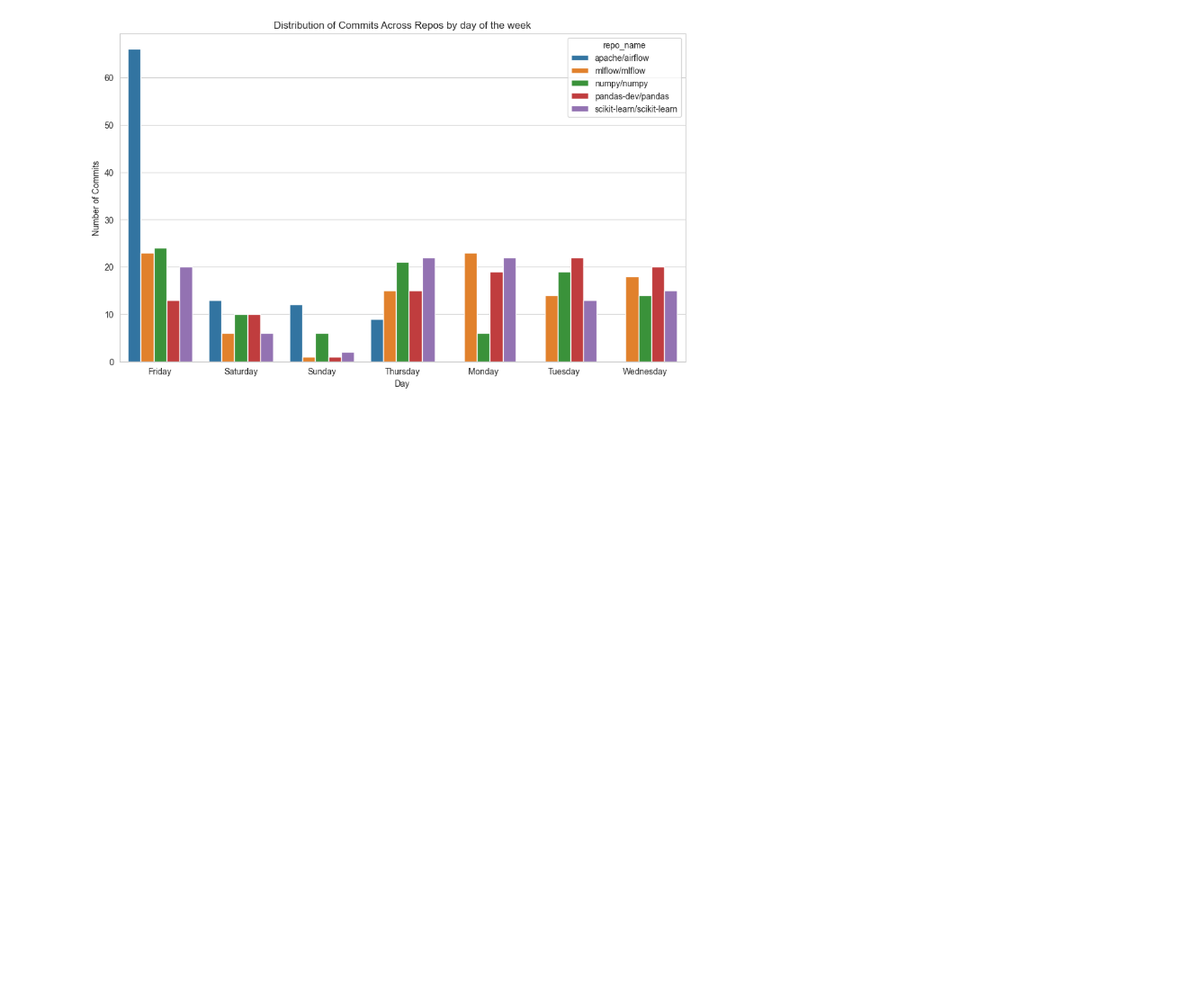
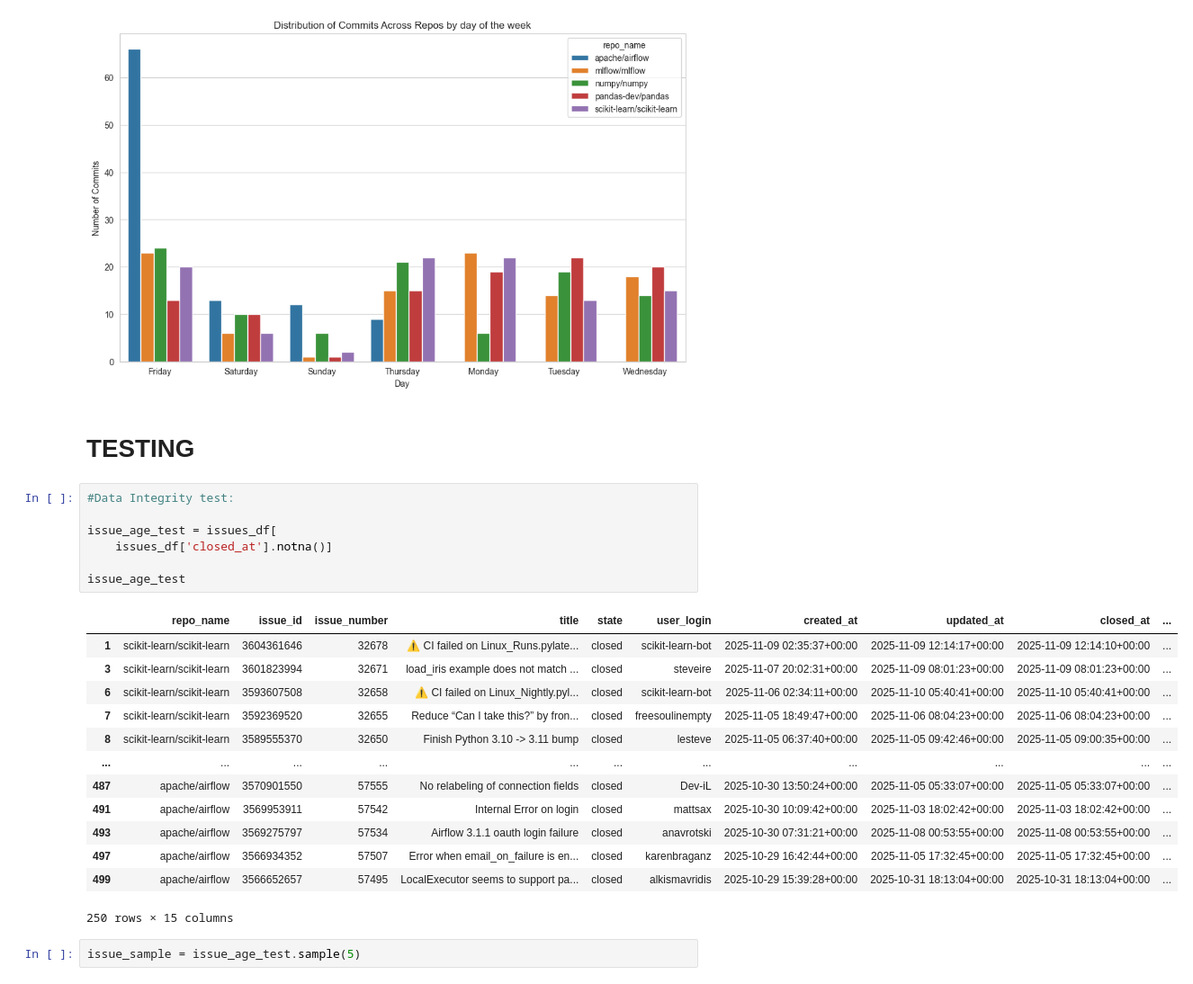
Before and after one commit to KevinOcran/openSourceHealthAnalysis, a Jupyter notebook: notebooks/analysis.ipynb, the cells around one changed output. Shown: that part at 90% size. Drawn from its saved outputs; the diff is of its cells as text; blank space fills up the shorter version.

Commit message:
finished asserions and tests

```diff
--- a/notebooks/analysis.ipynb
+++ b/notebooks/analysis.ipynb
@@ -536,3 +571,28 @@ plt.ylabel('Number of Commits')
 # %% [output]
 Text(0, 0.5, 'Number of Commits')
 [figure]
+# %% [markdown]
+# TESTING
+# %%
+#Data Integrity test:
+
+issue_age_test = issues_df[
+    issues_df['closed_at'].notna()]
+
+issue_age_test
+# %% [output]
+|  | repo_name | issue_id | issue_number | title | state | user_login | created_at | updated_at | closed_at | ... |
+| 1 | scikit-learn/scikit-learn | 3604361646 | 32678 | ⚠️ CI failed on Linux_Runs.pylate... | closed | scikit-learn-bot | 2025-11-09 02:35:37+00:00 | 2025-11-09 12:14:17+00:00 | 2025-11-09 12:14:10+00:00 | ... |
+| 3 | scikit-learn/scikit-learn | 3601823994 | 32671 | load_iris example does not match ... | closed | steveire | 2025-11-07 20:02:31+00:00 | 2025-11-09 08:01:23+00:00 | 2025-11-09 08:01:23+00:00 | ... |
+| 6 | scikit-learn/scikit-learn | 3593607508 | 32658 | ⚠️ CI failed on Linux_Nightly.pyl... | closed | scikit-learn-bot | 2025-11-06 02:34:11+00:00 | 2025-11-10 05:40:41+00:00 | 2025-11-10 05:40:41+00:00 | ... |
+| 7 | scikit-learn/scikit-learn | 3592369520 | 32655 | Reduce “Can I take this?” by fron... | closed | freesoulinempty | 2025-11-05 18:49:47+00:00 | 2025-11-06 08:04:23+00:00 | 2025-11-06 08:04:23+00:00 | ... |
+| 8 | scikit-learn/scikit-learn | 3589555370 | 32650 | Finish Python 3.10 -> 3.11 bump | closed | lesteve | 2025-11-05 06:37:40+00:00 | 2025-11-05 09:42:46+00:00 | 2025-11-05 09:00:35+00:00 | ... |
+| ... | ... | ... | ... | ... | ... | ... | ... | ... | ... | ... |
+| 487 | apache/airflow | 3570901550 | 57555 | No relabeling of connection fields | closed | Dev-iL | 2025-10-30 13:50:24+00:00 | 2025-11-05 05:33:07+00:00 | 2025-11-05 05:33:07+00:00 | ... |
+| 491 | apache/airflow | 3569953911 | 57542 | Internal Error on login | closed | mattsax | 2025-10-30 10:09:42+00:00 | 2025-11-03 18:02:42+00:00 | 2025-11-03 18:02:42+00:00 | ... |
+| 493 | apache/airflow | 3569275797 | 57534 | Airflow 3.1.1 oauth login failure | closed | anavrotski | 2025-10-30 07:31:21+00:00 | 2025-11-08 00:53:55+00:00 | 2025-11-08 00:53:55+00:00 | ... |
+| 497 | apache/airflow | 3566934352 | 57507 | Error when email_on_failure is en... | closed | karenbraganz | 2025-10-29 16:42:44+00:00 | 2025-11-05 17:32:45+00:00 | 2025-11-05 17:32:45+00:00 | ... |
+| 499 | apache/airflow | 3566652657 | 57495 | LocalExecutor seems to support pa... | closed | alkismavridis | 2025-10-29 15:39:28+00:00 | 2025-10-31 18:13:04+00:00 | 2025-10-31 18:13:04+00:00 | ... |
+250 rows × 15 columns
+# %%
+issue_sample = issue_age_test.sample(5)
```
Also changed, not shown: parts of 5 cells of this notebook.
